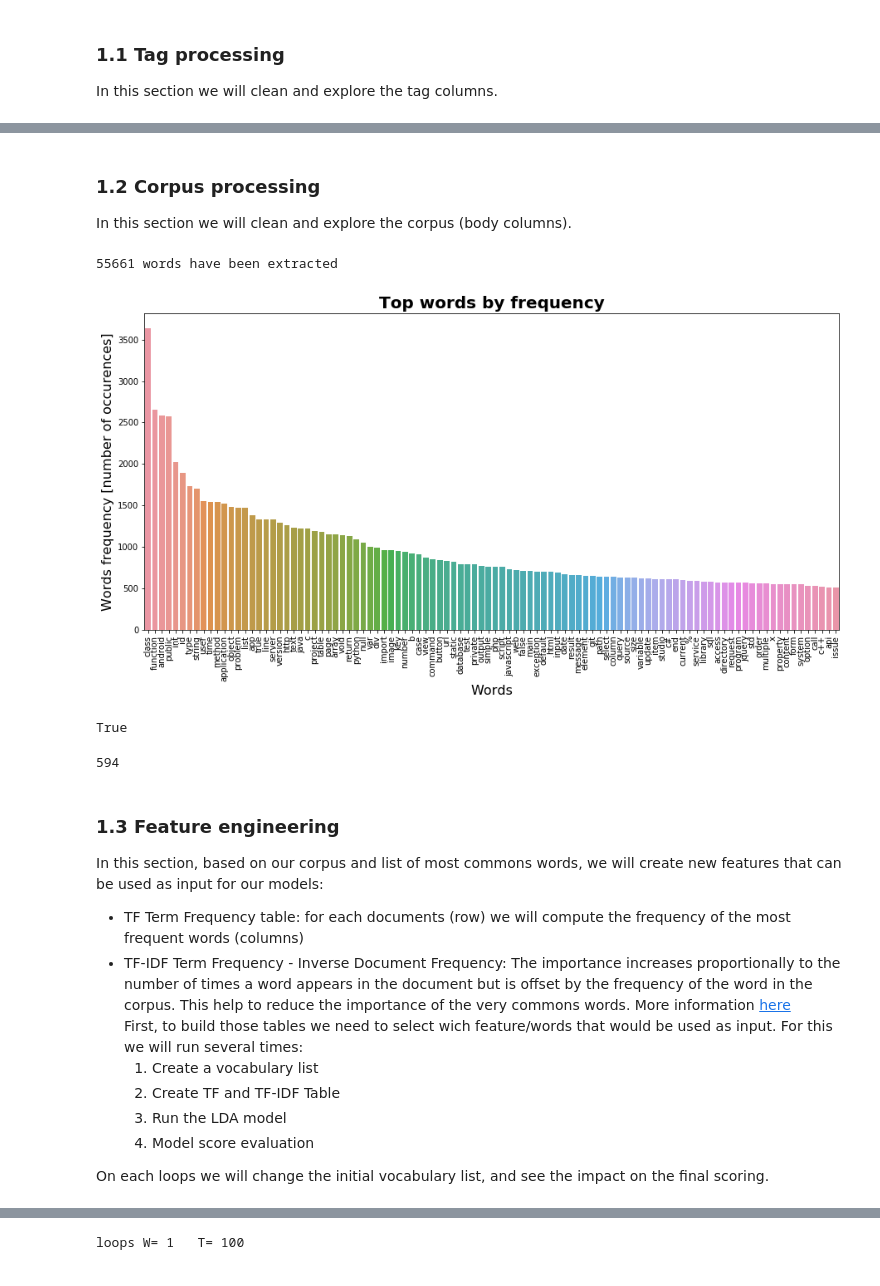
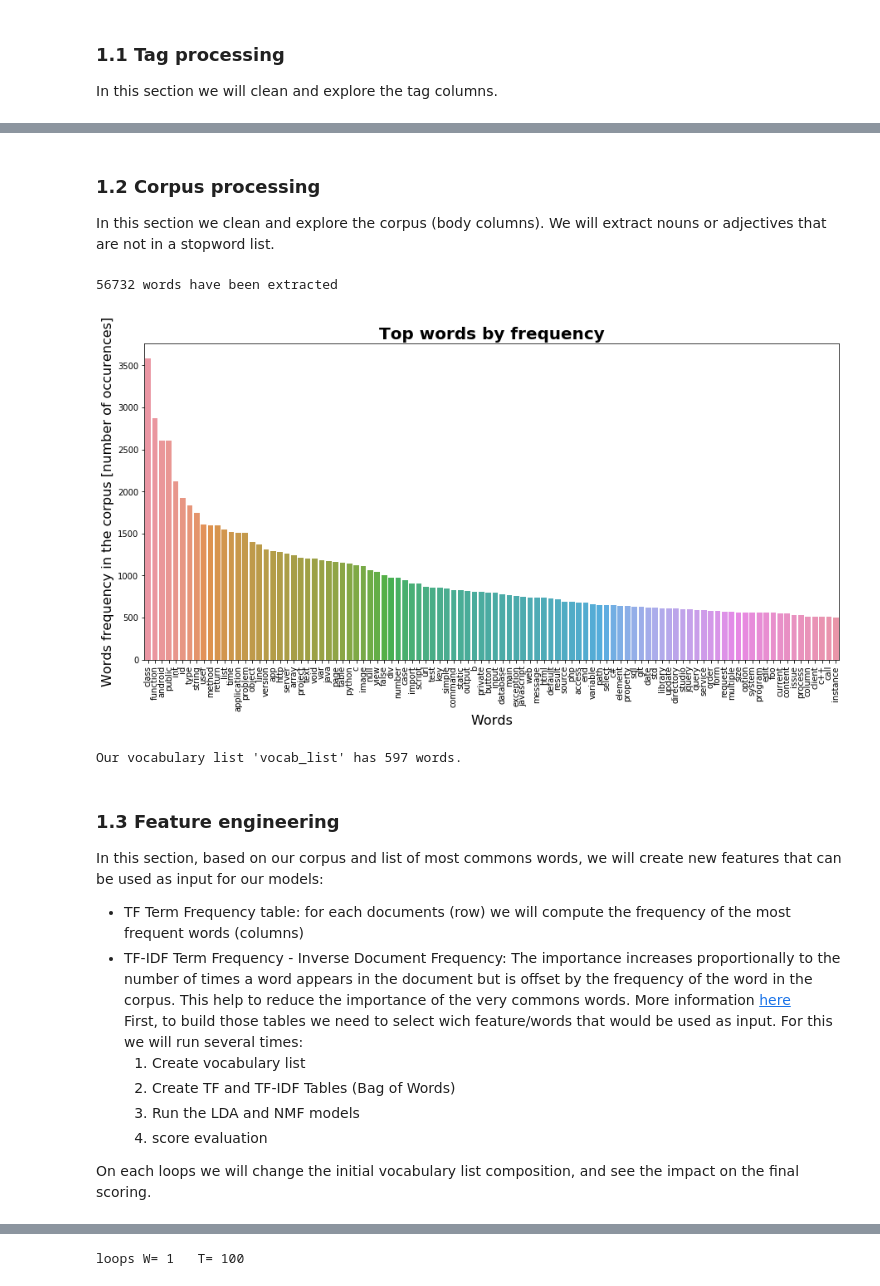
Before and after one commit to Umercia/NLP_Stackoverflow, a Jupyter notebook: Stackoverflow analysis.ipynb, the cells around one changed output, grey strips where cells are left out. Drawn from its saved outputs; the diff is of its cells as text; code cells hidden in the pictures.

```diff
--- a/Stackoverflow analysis.ipynb
+++ b/Stackoverflow analysis.ipynb
@@ -182,6 +196,7 @@ The top 150 tags (3.0% of the tag population)represent 51.0% in term of volume/o
 # %% [markdown]
 ### 1.2 Corpus processing
-In this section we will clean and explore the corpus (body columns).
+In this section we clean and explore the corpus (body columns).
+We will extract nouns or adjectives that are not in a stopword list.
 # %%
 # Part of Speech Tagging
 import nltk
@@ -194,7 +209,7 @@ import numpy as np
 # standard stopwords list from nltk library
 stopwords = set(stopwords.words("english"))
 
-# updated with some specific words
+# updated with some specific words found in the corpus
 stopwords.update(["p","/p","way","=","something", "anyone", "possible", "good", "example",
                  "question", "solution", "able", "different", "first", 'following',
                   "anything", 'help', 'thing','sure', 'many', 'lot', 'much', "several",
@@ -210,7 +225,7 @@ def process_content(text_body, stopwords):
     Inputs:
         - text_body: string
         - stopwords: list of string
-    Outputs:
+    Output:
         - return a list of words selection
         """
 
@@ -236,24 +251,20 @@ for body in corpora:
 all_words = nltk.FreqDist(all_words)   # ~ dict type
 print("{} words have been extracted".format(len(all_words)))
 # %% [output]
-55661 words have been extracted
+56732 words have been extracted
 # %%
 # most frequent words
 # inputs
-top_n = 100
+top_n = 100   # number of top words to display
 df = pd.DataFrame(all_words.most_common(top_n), columns=["words","freq"])
 
 # plot
 plt.figure(figsize=(15,7))
 plt.title("Top words by frequency", fontweight="bold", size=20)
 plt.xticks(rotation=90, size=10)
 sns.barplot(y="freq", x="words", data=df.loc[0:top_n, :], label="Total");
 plt.xlabel("Words", size=16)
-plt.ylabel("Words frequency [number of occurences]", size=16)
+plt.ylabel("Words frequency in the corpus [number of occurences]", size=16)
 plt.show()
 # %% [output]
-[figure, old version]
+[figure, new version]
-# %%
-".net" in all_words
-# %% [output]
-True
@@ -273,23 +271,23 @@ True
 # %%
-# Build vocabulary dict based on the most fequent words
-number_of_top_words = 500
-top_w = list(zip(*all_words.most_common(number_of_top_words)))[0]
+# # Build vocabulary dict based on the most fequent words
+# number_of_top_words = 500
+# top_w = list(zip(*all_words.most_common(number_of_top_words)))[0]
 
-# add top tags to this list
-top_w = set(list(top_w) + list(top_t))
-len(top_w)
+# # add top tags to this list
+# vocab_list = set(list(top_w) + list(top_t))
+# print("Our vocabulary list 'vocab_list' has",len(vocab_list),"words.")
 # %% [output]
-594
+Our vocabulary list 'vocab_list' has 597 words.
 # %% [markdown]
 ### 1.3 Feature engineering
 In this section, based on our corpus and list of most commons words, we will create new features that can be used as input for our models:
 - TF Term Frequency table: for each documents (row) we will compute the frequency of the most frequent words (columns)
 - TF-IDF Term Frequency - Inverse Document Frequency: The importance increases proportionally to the number of times a word appears in the document but is offset by the frequency of the word in the corpus. This help to reduce the importance of the very commons words. More information [here](https://en.wikipedia.org/wiki/Tf%E2%80%93idf)
 First, to build those tables we need to select wich feature/words that would be used as input. For this we will run several times:
-    1. Create a vocabulary list
-    2. Create TF and TF-IDF Table
-    3. Run the LDA model
-    4. Model score evaluation
+    1. Create vocabulary list
+    2. Create TF and TF-IDF Tables (Bag of Words)
+    3. Run the LDA and NMF models
+    4. score evaluation
 
-On each loops we will change the initial vocabulary list, and see the impact on the final scoring.
+On each loops we will change the initial vocabulary list composition, and see the impact on the final scoring.
 # %%
```
Also changed, not shown: parts of 69 cells of this notebook.
